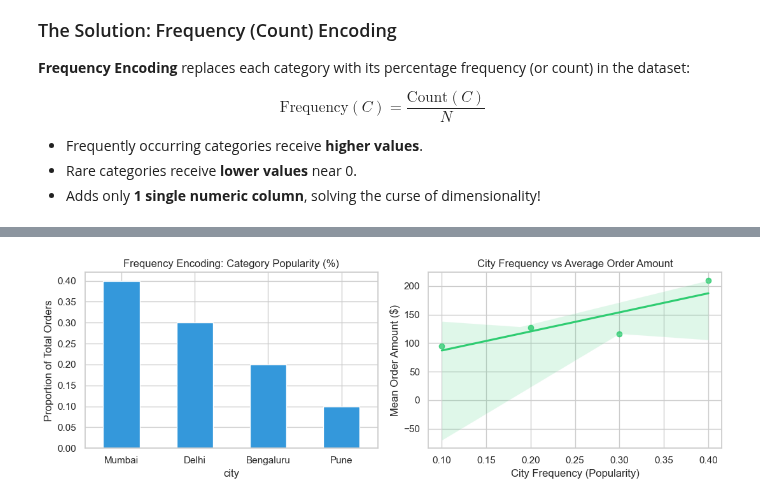
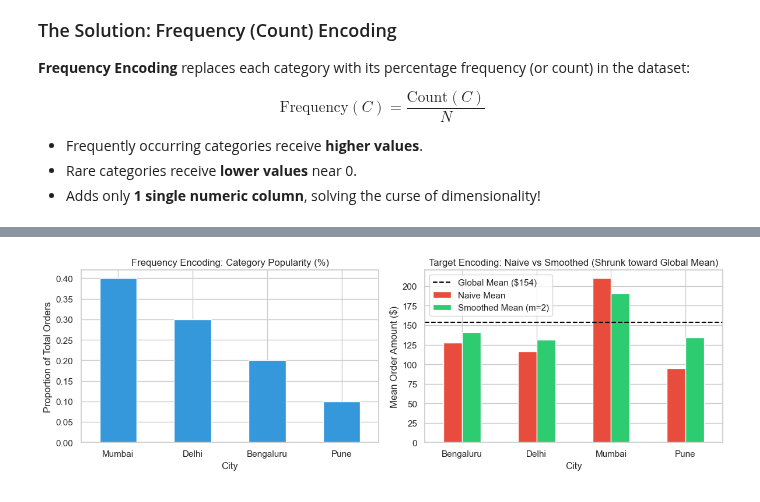
Before and after one commit to Abiads/CDAC-Data-Analytics, a Jupyter notebook: Day12/O4_feature_engineering_and_transformation/02_ordinal_and_frequency_encoding.ipynb, the cells around one changed output, grey strips where cells are left out. Saved outputs shown, nothing was run; the diff lists cells and outputs as text; code cells hidden in the pictures.

Commit message:
feat(Day12): add Target Encoding (naive, smoothed M-estimate, sklearn TargetEncoder) to 02 notebook

```diff
--- a/Day12/O4_feature_engineering_and_transformation/02_ordinal_and_frequency_encoding.ipynb
+++ b/Day12/O4_feature_engineering_and_transformation/02_ordinal_and_frequency_encoding.ipynb
@@ -172,21 +257,27 @@ Delhi        0.3
 # %%
-# Visualizing Frequency vs Target Metric
-fig, axes = plt.subplots(1, 2, figsize=(11, 3.8))
+# 8. Visualizing Category Comparisons: Frequency vs Target vs Global Baseline
+fig, axes = plt.subplots(1, 2, figsize=(12, 4))
 
-# Plot 1: City Frequency Distribution
+# Plot 1: Category Frequencies
 city_frequency_map.plot(kind='bar', color='#3498db', ax=axes[0], rot=0)
 axes[0].set_title('Frequency Encoding: Category Popularity (%)')
 axes[0].set_ylabel('Proportion of Total Orders')
+axes[0].set_xlabel('City')
 
-# Plot 2: Relationship between City Frequency and Average Order Amount
-city_avg_order = df_customers.groupby('city_frequency')['order_amount'].mean().reset_index()
-sns.regplot(x='city_frequency', y='order_amount', data=city_avg_order, color='#2ecc71', ax=axes[1])
-axes[1].set_title('City Frequency vs Average Order Amount')
-axes[1].set_xlabel('City Frequency (Popularity)')
+# Plot 2: Naive vs Smoothed Target Mean vs Global Baseline
+city_comp_df = pd.DataFrame({
+    'Naive Mean': naive_means,
+    'Smoothed Mean (m=2)': smoothed_means
+})
+city_comp_df.plot(kind='bar', ax=axes[1], color=['#e74c3c', '#2ecc71'], rot=0)
+axes[1].axhline(global_mean, color='black', linestyle='--', linewidth=1.5, label=f'Global Mean (${global_mean:.0f})')
+axes[1].set_title('Target Encoding: Naive vs Smoothed (Shrunk toward Global Mean)')
 axes[1].set_ylabel('Mean Order Amount ($)')
+axes[1].set_xlabel('City')
+axes[1].legend()
 
 plt.tight_layout()
 plt.show()
 # %% [output]
-[figure, old version]
+[figure, new version]
 # %% [markdown]
```
Also changed, not shown: parts of 6 cells of this notebook.
